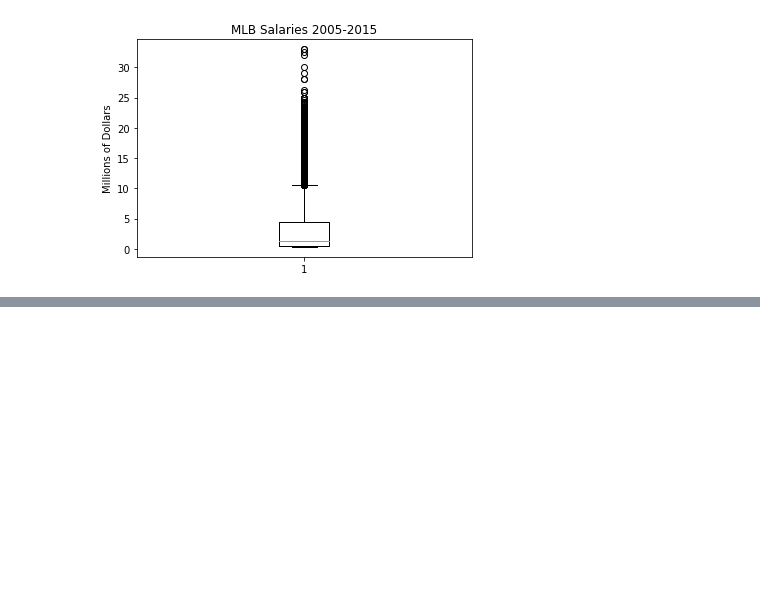
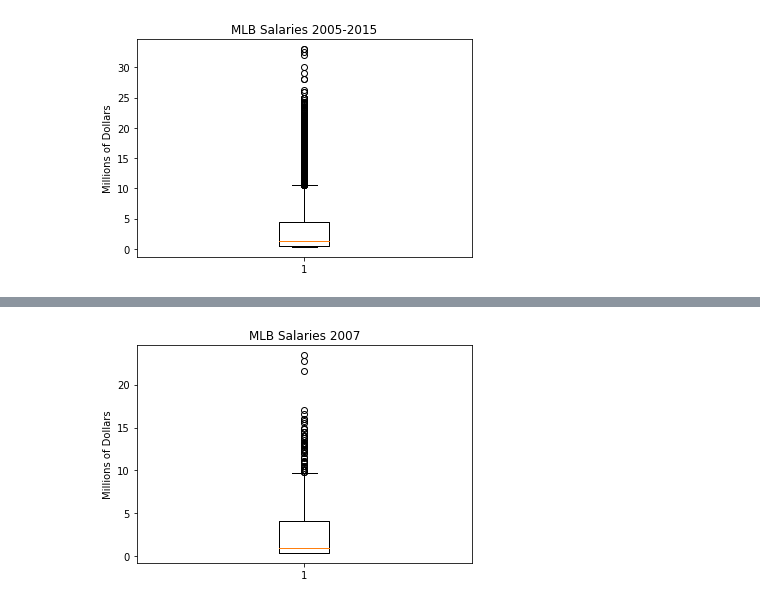
Before and after one commit to eerofeeva/BaseballMadness, a Jupyter notebook: baseball_challege.ipynb, the cells around one changed output, grey strips where cells are left out. Cells and saved outputs as stored; diff of their text form; code cells hidden in the pictures; blank space fills up the shorter version.

```diff
--- a/baseball_challege.ipynb
+++ b/baseball_challege.ipynb
@@ -216,0 +245,13 @@ plt.show()
+# %%
+salaries_2007_df = salaries_yr_df.loc[salaries_yr_df["yearID"]==2007]
+salaries_2007_df
+
+salaries_2007 = salaries_2007_df["Salary in Millions"]
+
+fig1, ax1 = plt.subplots()
+ax1.set_title('MLB Salaries 2007')
+ax1.set_ylabel('Millions of Dollars')
+ax1.boxplot(salaries_2007)
+plt.show()
+# %% [output]
+[figure, added]
```
Also changed, not shown: parts of 11 cells of this notebook, 1 other file.
